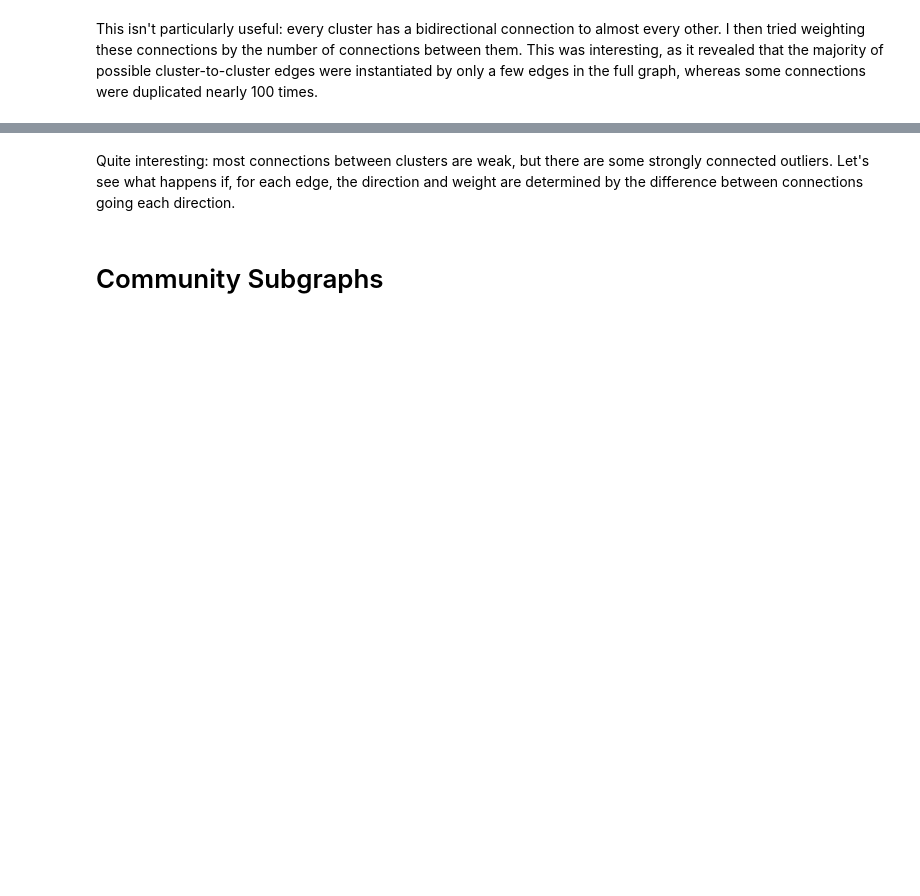
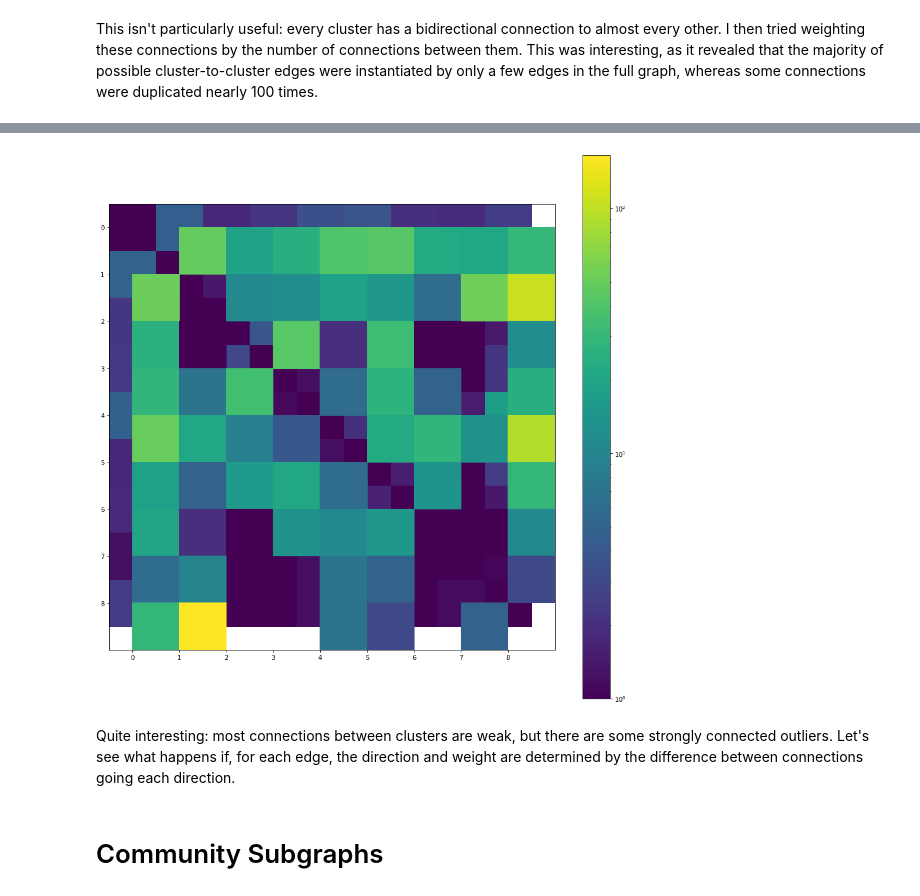
Before and after one commit to 3000farad/neuroloops, a Jupyter notebook: neuroloops.ipynb, the cells around one changed output, grey strips where cells are left out. Drawn from its saved outputs; the diff is of its cells as text; code cells hidden in the pictures; blank space fills up the shorter version.

```diff
--- a/neuroloops.ipynb
+++ b/neuroloops.ipynb
@@ -324,3 +326,7 @@ plot_adjmtx(C, False)
+# %%
+plot_adjmtx(Cw)
+# %% [output]
+[figure, added]
 # %% [markdown]
 Quite interesting: most connections between clusters are weak, but there are some strongly connected outliers.  Let's see what happens if, for each edge, the direction and weight are determined by the difference between connections going each direction.
 # %%
```
Also changed, not shown: parts of 13 cells of this notebook.
